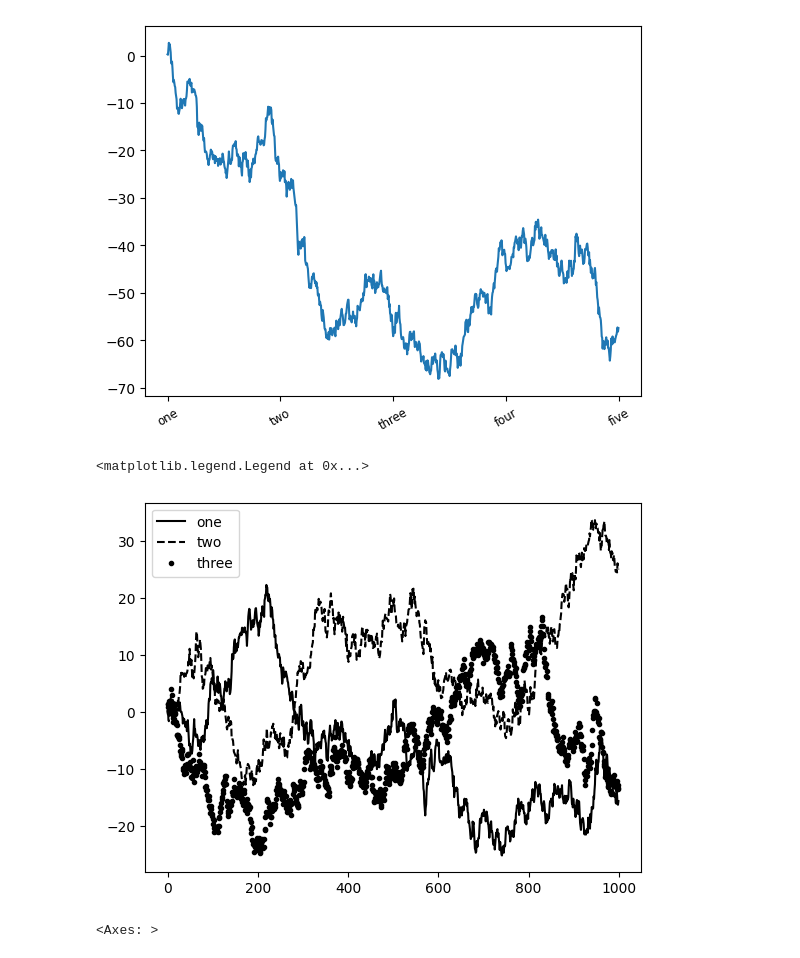
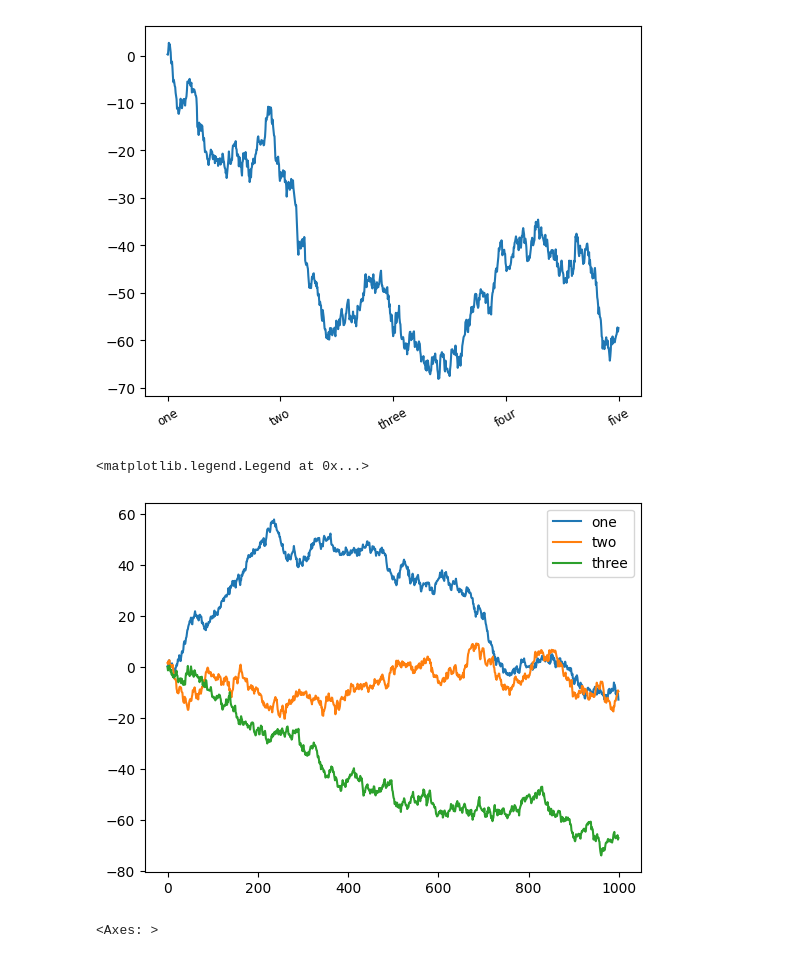
Before and after one commit to Romain-DE/ensae-python-init, a Jupyter notebook: 4_manipulation_graphique/1_matplotlib.ipynb, the cells around one changed output. Saved outputs shown, nothing was run; the diff lists cells and outputs as text; code cells hidden in the pictures.

```diff
--- a/4_manipulation_graphique/1_matplotlib.ipynb
+++ b/4_manipulation_graphique/1_matplotlib.ipynb
@@ -92,11 +144,12 @@ fig
 # %%
-fig = plt.figure(); ax = fig.add_subplot(1, 1, 1)
-ax.plot(randn(1000).cumsum(), 'k', label='one')
-ax.plot(randn(1000).cumsum(), 'k--', label='two')
-ax.plot(randn(1000).cumsum(), 'k.', label='three')
+fig = plt.figure()
+ax = fig.add_subplot(1, 1, 1)
+ax.plot(randn(1000).cumsum(),  label='one')
+ax.plot(randn(1000).cumsum(),  label='two')
+ax.plot(randn(1000).cumsum(),  label='three')
 ax.legend(loc='best')
 # %% [output]
 <matplotlib.legend.Legend at 0x...>
-[figure, old version]
+[figure, new version]
 # %%
 # plot d'un DataFrame
```
Also changed, not shown: parts of 20 cells of this notebook, 13 other files.
